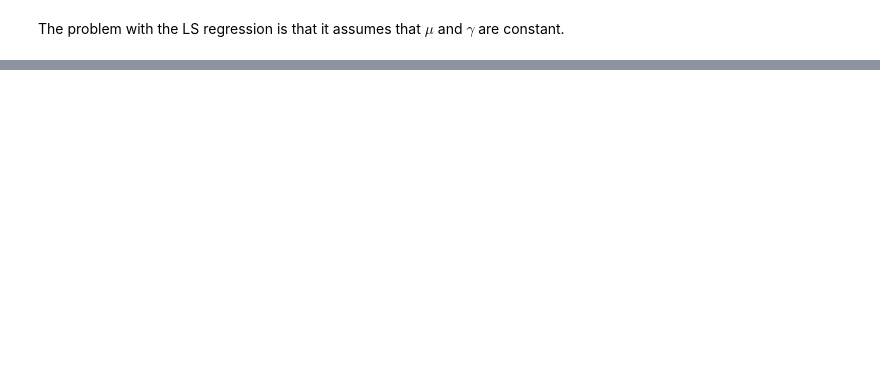
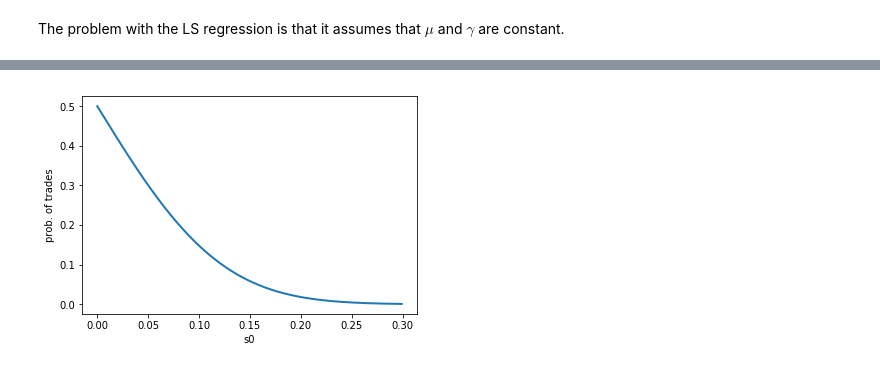
Before and after one commit to thtang/Pair-trading, a Jupyter notebook: src/pair selection.ipynb, the cells around one changed output, grey strips where cells are left out. Cells and saved outputs as stored; diff of their text form; code cells hidden in the pictures; blank space fills up the shorter version.

```diff
--- a/src/pair selection.ipynb
+++ b/src/pair selection.ipynb
@@ -236,0 +253,11 @@ The problem with the LS regression is that it assumes that $\mu$ and $\gamma$ ar
+# %%
+dist = GaussianMixture()
+dist.fit(np.array(z).reshape(-1,1))
+S = np.arange(0.0, 0.3, 0.001)
+prob = 1-norm.cdf(S, scale=dist.covariances_[0][0][0]**0.5)
+line, = plt.plot(S, prob, lw=2)
+plt.ylabel("prob. of trades")
+plt.xlabel("s0")
+plt.show()
+# %% [output]
+[figure, added]
```
Also changed, not shown: parts of 14 cells of this notebook.
